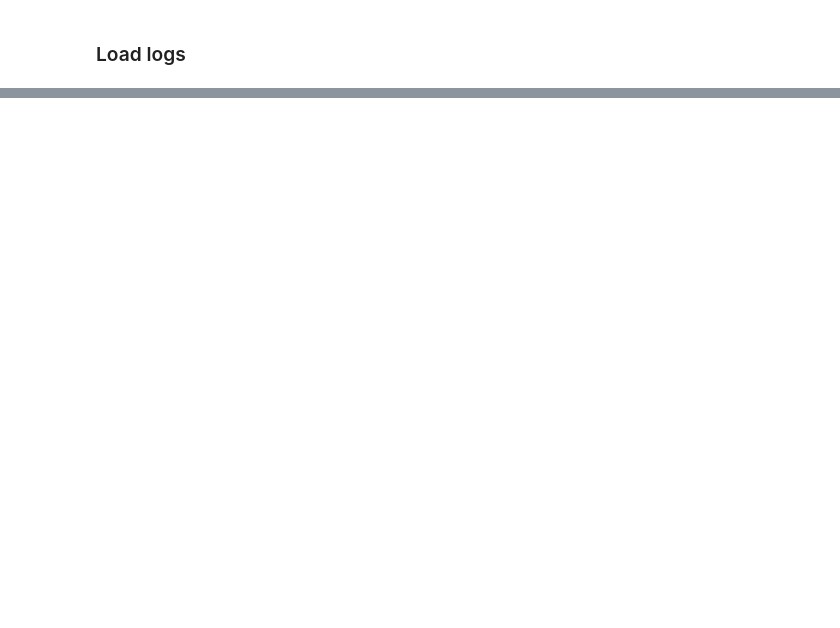
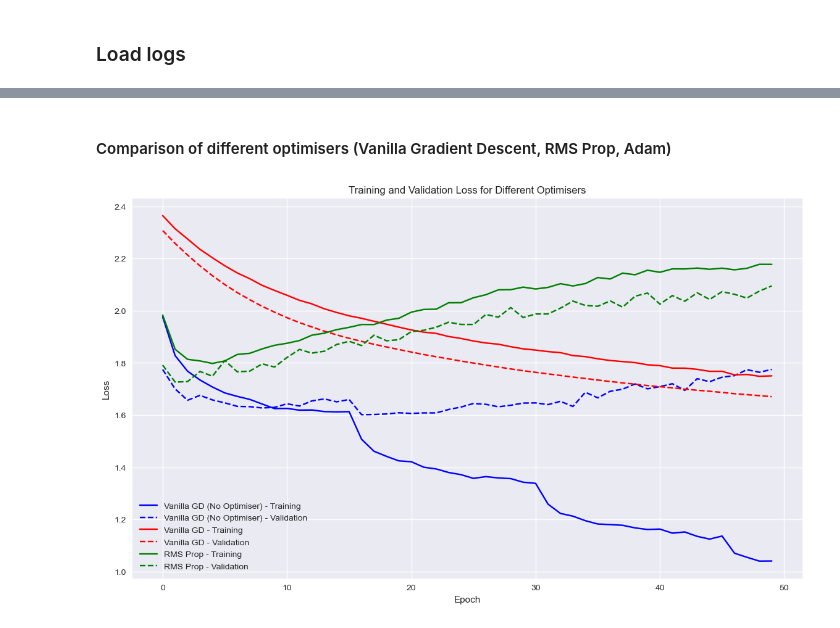
Before and after one commit to ZH0555/PMAI-Group-5, a Jupyter notebook: src/analysis/nn-analysis.ipynb, the cells around one changed output, grey strips where cells are left out. Drawn from its saved outputs; the diff is of its cells as text; code cells hidden in the pictures; blank space fills up the shorter version.

```diff
--- a/src/analysis/nn-analysis.ipynb
+++ b/src/analysis/nn-analysis.ipynb
@@ -26,0 +122,21 @@ for file in log_files:
+# %% [markdown]
+#### Comparison of different optimisers (Vanilla Gradient Descent, RMS Prop, Adam)
+# %%
+optimiser_comp_models = ["Best Model (LR Decay)", "Vanilla GD", "RMS Prop"]
+plt.figure(figsize=(14, 8))
+for c, name in enumerate(optimiser_comp_models):
+    logs = experiments[name]
+    training_loss = logs[logs_map["training_loss"]]
+    validation_loss = logs[logs_map["validation_loss"]]
+    if name == "Best Model (LR Decay)":
+        name = "Vanilla GD (No Optimiser)"
+    plt.plot(training_loss, label=f"{name} - Training", color=colours[c])
+    plt.plot(validation_loss, label=f"{name} - Validation", linestyle='--', color=colours[c])
+plt.xlabel("Epoch")
+plt.ylabel("Loss")
+plt.title("Training and Validation Loss for Different Optimisers")
+plt.legend()
+plt.grid(True)
+plt.show()
+# %% [output]
+[figure, added]
```
Also changed, not shown: parts of 10 cells of this notebook, 10 other files.
